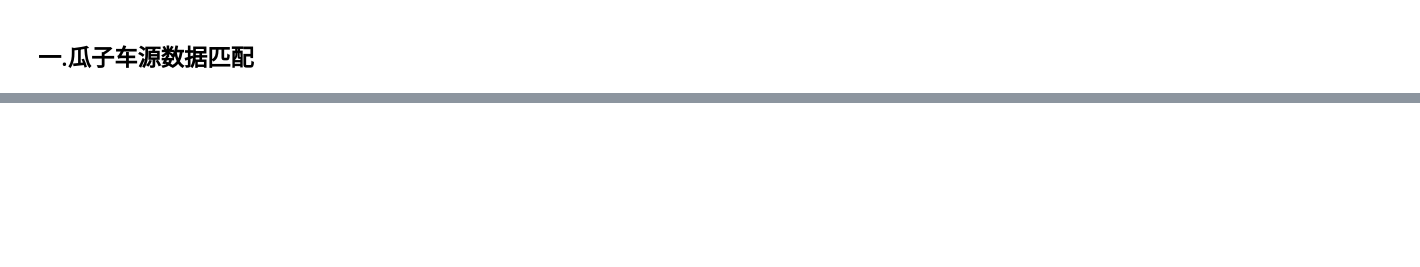
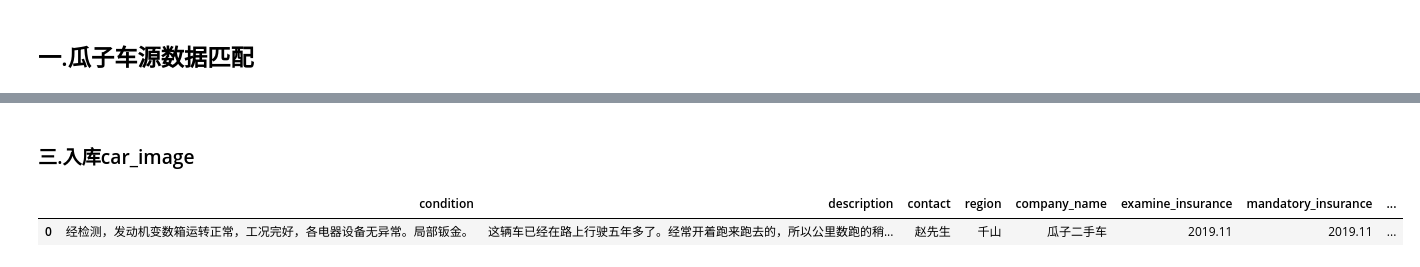
Before and after one commit to dj-lei/detail_match, a Jupyter notebook: jupyter/car_source_match.ipynb, the cells around one changed output, grey strips where cells are left out. Cells and saved outputs as stored; diff of their text form; code cells hidden in the pictures; blank space fills up the shorter version.

```diff
--- a/jupyter/car_source_match.ipynb
+++ b/jupyter/car_source_match.ipynb
@@ -79,0 +539,47 @@ memory usage: 26.0+ MB
+# %% [markdown]
+### 三.入库car_image
+# %%
+import pandas as pd
+from sqlalchemy import create_engine
+
+# 测试库
+ENCODING = 'utf-8'
+# PRODUCE_DB_ADDR_OUTTER = '101.201.148.49'
+PRODUCE_DB_ADDR_OUTTER = '101.201.143.74'
+PRODUCE_DB_USER = 'leidengjun'
+PRODUCE_DB_PASSWD = 'ldj_DEV_~!'
+PRODUCE_PINGJIA_ENGINE = 'mysql+pymysql://'+PRODUCE_DB_USER+':'+PRODUCE_DB_PASSWD+'@'+PRODUCE_DB_ADDR_OUTTER+'/pingjia?charset=utf8'
+
+engine = create_engine(PRODUCE_PINGJIA_ENGINE)
+url = 'www.guazi.com/anshan/3007396545x.htm'
+with engine.begin() as con:
+    sql = 'select id,thumbnail from car_source where url=\'' +url+ '\' '
+    query_car_source = pd.read_sql_query(sql, engine)
+    final_car_source = car_source.loc[0:0,:].merge(query_car_source,how='left',on=['thumbnail'])
+    car_image = pd.DataFrame()
+    car_image['image'] = pd.Series(final_car_source.loc[0,'car_image'])
+    car_id = final_car_source.loc[0,'id']
+    car_image['car_id'] = car_id
+    car_image['create_time'] = cur_time
+    sql = 'delete from car_image where car_id = ' + str(car_id)
+    con.execute(sql)
+    car_image.to_sql(name='car_image', if_exists='append', con=engine, index=False)
+
+    car_detail_info = final_car_source.copy()
+    car_detail_info = car_detail_info.loc[:,['conditions','description','contact','region','company_name','annual_insurance','compulsory_insurance',
+                                            'business_insurance','transfer_owner','maintenance','insurance_money','quality_assurance','id','price_bn']]
+    car_detail_info['update_time'] = cur_time.strftime('%Y-%m-%d %H:%M:%S')
+    car_detail_info['condition_score'] = ''
+    car_detail_info = car_detail_info.rename(columns={'id':'car_id','annual_insurance':'examine_insurance','compulsory_insurance':'mandatory_insurance',
+                                                     'conditions':'condition'})
+    car_detail_info['mdn_status'] = 'P'
+    car_detail_info['dealer_status'] = 0
+    sql = 'delete from car_detail_info where car_id = ' + str(car_id)
+    con.execute(sql)
+    car_detail_info.to_sql(name='car_detail_info', if_exists='append', con=engine, index=False)
+con.close()
+# %%
+car_detail_info
+# %% [output]
+|  | condition | description | contact | region | company_name | examine_insurance | mandatory_insurance | ... |
+| 0 | 经检测，发动机变数箱运转正常，工况完好，各电器设备无异常。局部钣金。 | 这辆车已经在路上行驶五年多了。经常开着跑来跑去的，所以公里数跑的稍... | 赵先生 | 千山 | 瓜子二手车 | 2019.11 | 2019.11 | ... |
```
Also changed, not shown: parts of 18 cells of this notebook, 3 other files.
